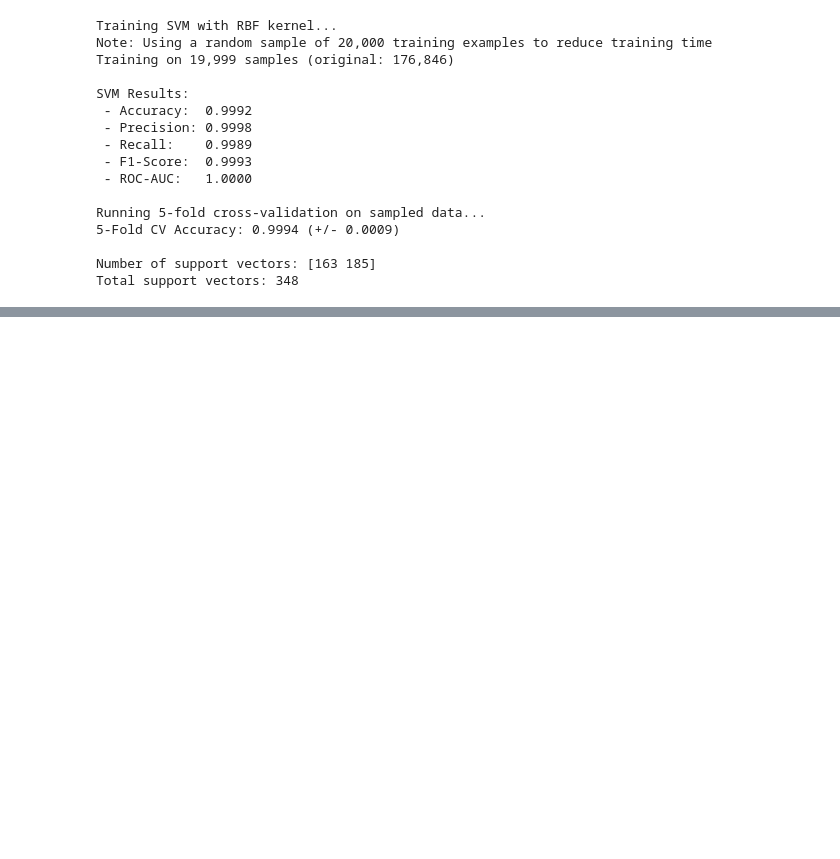
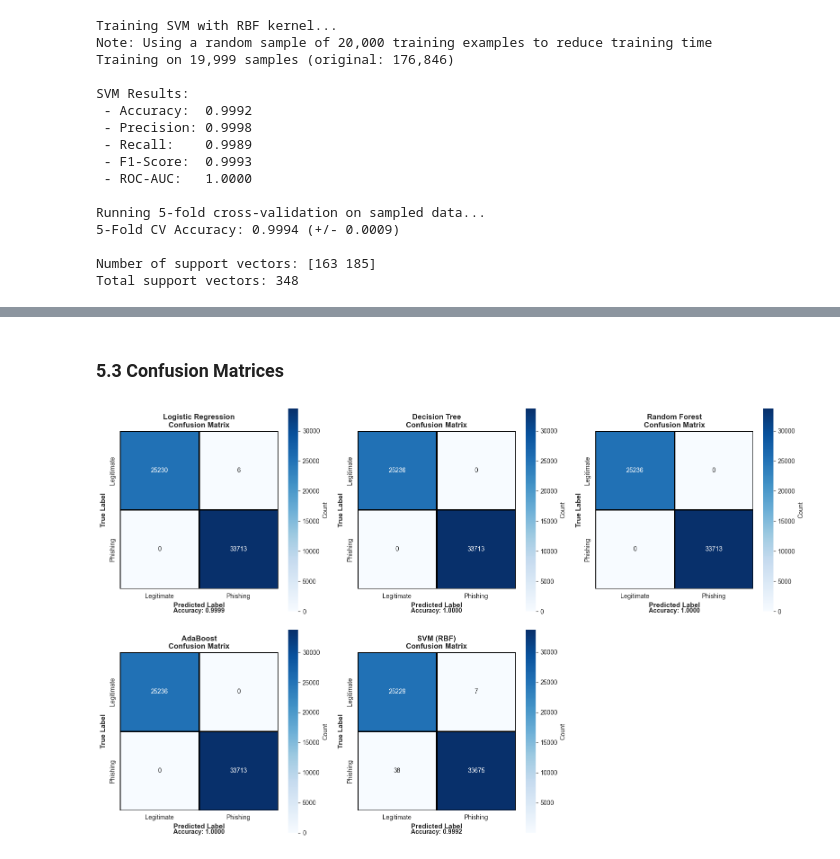
Before and after one commit to stfox13/CSCA5622_FinalProject, a Jupyter notebook: main.ipynb, the cells around one changed output, grey strips where cells are left out. Saved outputs shown, nothing was run; the diff lists cells and outputs as text; code cells hidden in the pictures; blank space fills up the shorter version.

```diff
--- a/main.ipynb
+++ b/main.ipynb
@@ -552,0 +696,40 @@ Total support vectors: 348
+# %% [markdown]
+### 5.3 Confusion Matrices
+# %%
+# Plot confusion matrices for all models
+fig, axes = plt.subplots(2, 3, figsize=(16, 10))
+axes = axes.flatten()
+
+models_data = [
+    ('Logistic Regression', y_pred_log_reg),
+    ('Decision Tree', y_pred_dt),
+    ('Random Forest', y_pred_rf),
+    ('AdaBoost', y_pred_ada),
+    ('SVM (RBF)', y_pred_svm)
+]
+
+for idx, (model_name, y_pred) in enumerate(models_data):
+    cm = confusion_matrix(y_test, y_pred)
+
+    # Plot confusion matrix
+    sns.heatmap(cm, annot=True, fmt='d', cmap='Blues', ax=axes[idx],
+                cbar_kws={'label': 'Count'}, square=True, linewidths=1, linecolor='black')
+
+    axes[idx].set_xlabel('Predicted Label', fontsize=11, fontweight='bold')
+    axes[idx].set_ylabel('True Label', fontsize=11, fontweight='bold')
+    axes[idx].set_title(f'{model_name}\nConfusion Matrix', fontsize=12, fontweight='bold')
+    axes[idx].set_xticklabels(['Legitimate', 'Phishing'])
+    axes[idx].set_yticklabels(['Legitimate', 'Phishing'])
+
+    # Add accuracy text
+    accuracy = (cm[0,0] + cm[1,1]) / cm.sum()
+    axes[idx].text(0.5, -0.15, f'Accuracy: {accuracy:.4f}',
+                  ha='center', transform=axes[idx].transAxes, fontweight='bold')
+
+# Hide the last subplot
+axes[5].axis('off')
+
+plt.tight_layout()
+plt.show()
+# %% [output]
+[figure, added]
```
Also changed, not shown: parts of 13 cells of this notebook.
